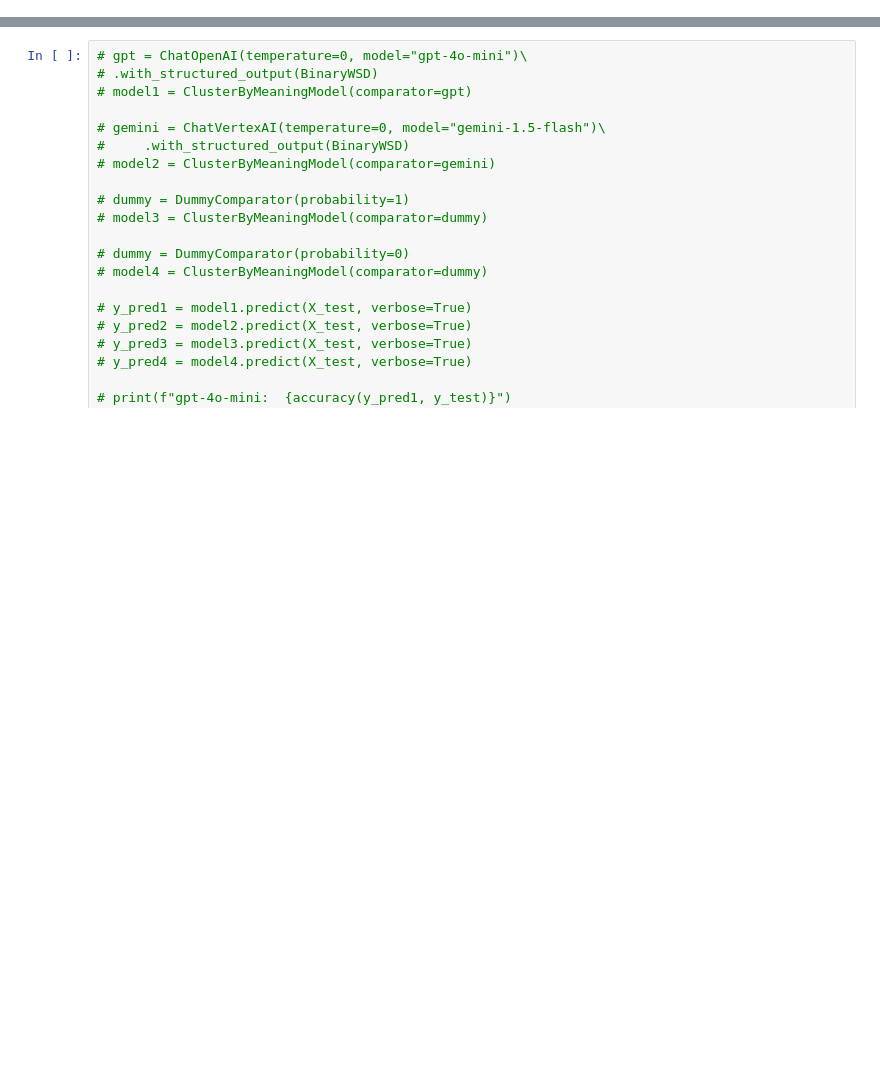
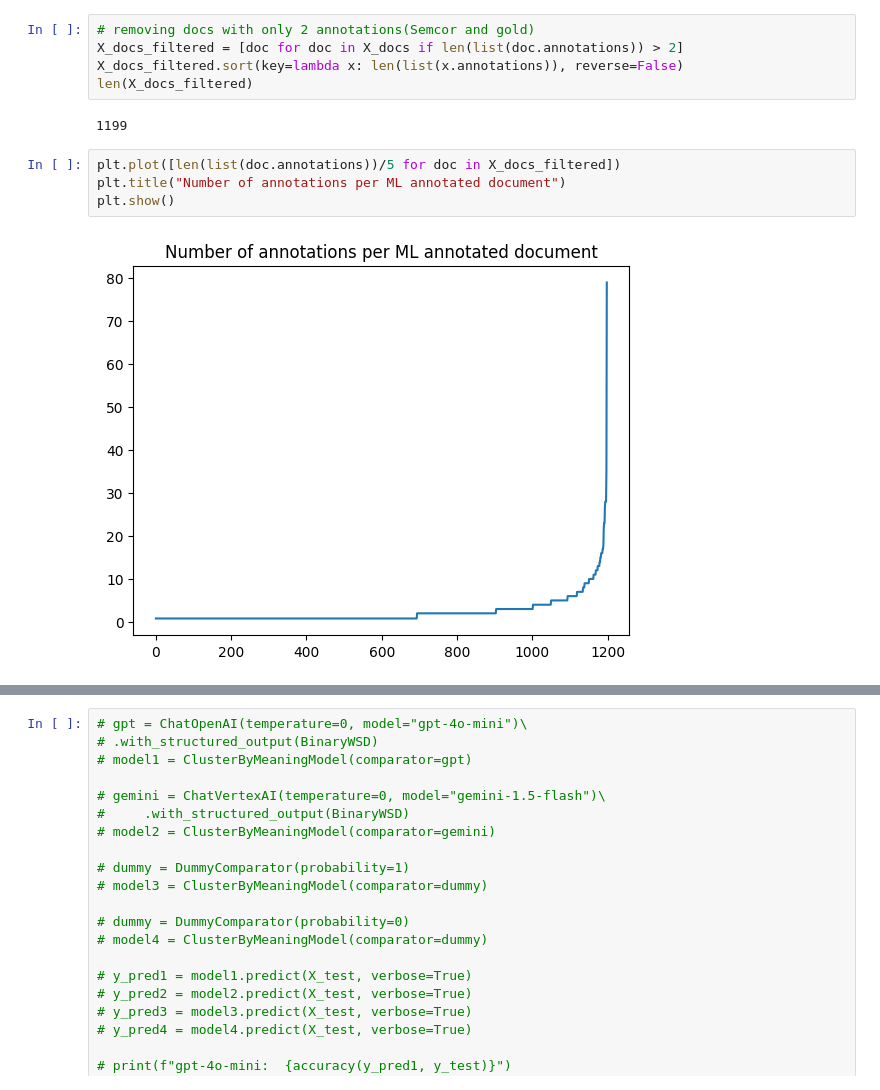
Before and after one commit to linalgo/wsd, a Jupyter notebook: eval_4.ipynb, the cells around one changed output, grey strips where cells are left out. Drawn from its saved outputs; the diff is of its cells as text; blank space fills up the shorter version.

```diff
--- a/eval_4.ipynb
+++ b/eval_4.ipynb
@@ -70,0 +224,13 @@ Semcor_corpus.documents[0].__dict__
+# %%
+# removing docs with only 2 annotations(Semcor and gold)
+X_docs_filtered = [doc for doc in X_docs if len(list(doc.annotations)) > 2]
+X_docs_filtered.sort(key=lambda x: len(list(x.annotations)), reverse=False)
+len(X_docs_filtered)
+# %% [output]
+1199
+# %%
+plt.plot([len(list(doc.annotations))/5 for doc in X_docs_filtered])
+plt.title("Number of annotations per ML annotated document")
+plt.show()
+# %% [output]
+[figure, added]
```
Also changed, not shown: parts of 36 cells of this notebook.
